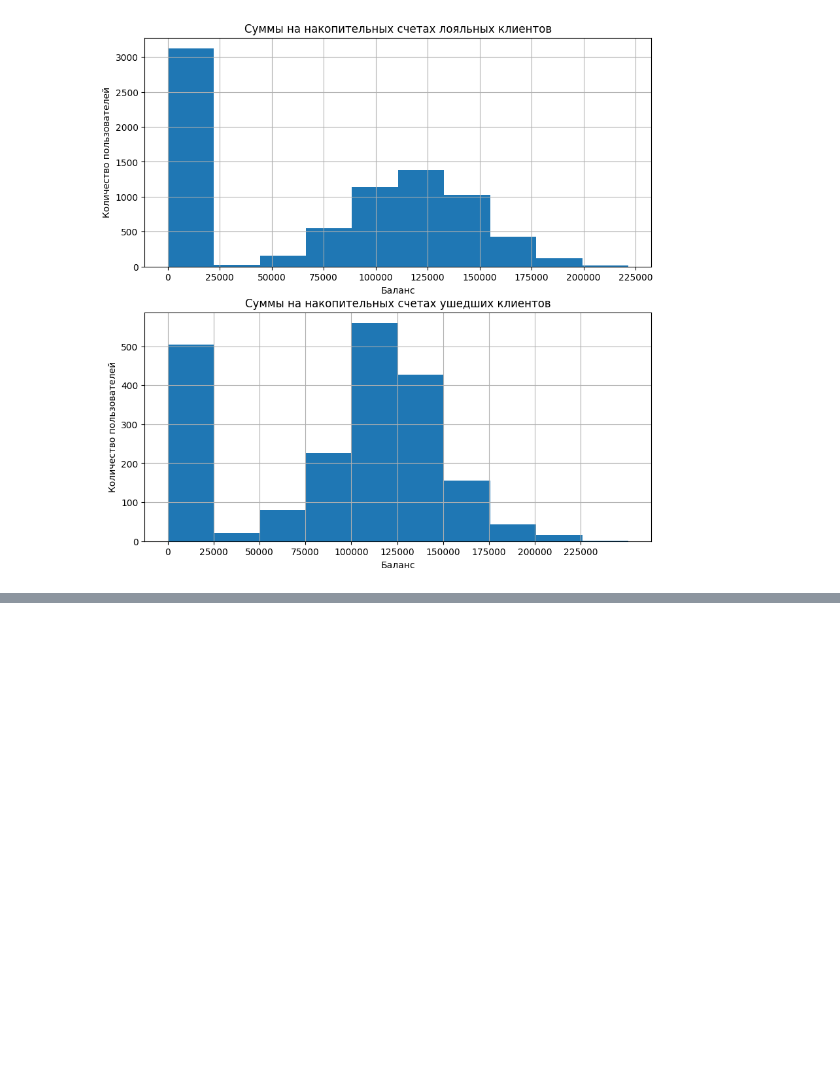
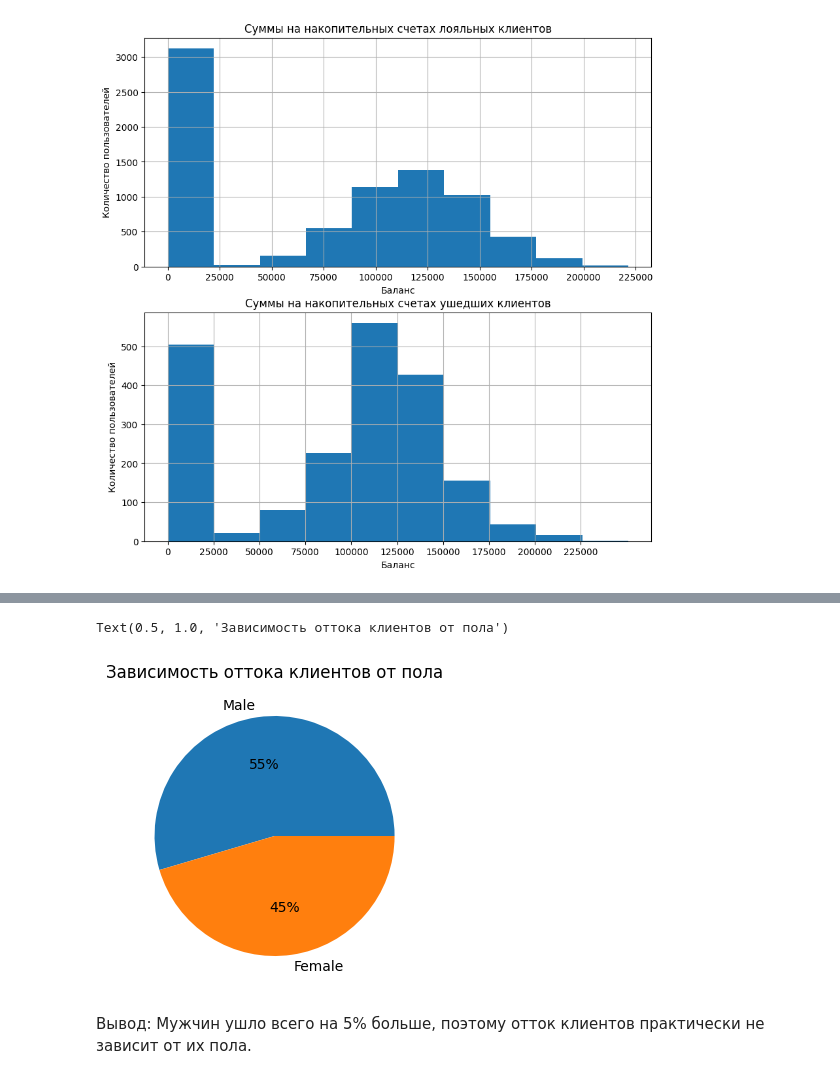
Before and after one commit to UdTatyana/SF-Data-Science, a Jupyter notebook: Skillfactory/PY_13 Визуализация/Practice_13.ipynb, the cells around one changed output, grey strips where cells are left out. Cells and saved outputs as stored; diff of their text form; code cells hidden in the pictures; blank space fills up the shorter version.

```diff
--- a/Skillfactory/PY_13 Визуализация/Practice_13.ipynb
+++ b/Skillfactory/PY_13 Визуализация/Practice_13.ipynb
@@ -108,0 +151,18 @@ fig.show()
+# %%
+gender = churn_df['Gender'].value_counts()
+exited = churn_df['Exited'].value_counts().mean()
+
+fig = plt.figure(figsize=(3, 3))
+axes = fig.add_axes([0, 0, 1, 1])
+axes.pie(
+    gender,
+    labels=gender.index,
+    autopct='%.0f%%'
+)
+axes.set_title('Зависимость оттока клиентов от пола')
+# %% [output]
+Text(0.5, 1.0, 'Зависимость оттока клиентов от пола')
+[figure, added]
+# %% [markdown]
+Вывод:
+Мужчин ушло всего на 5% больше, поэтому отток клиентов практически не зависит от их пола.
```
Also changed, not shown: parts of 31 cells of this notebook.
